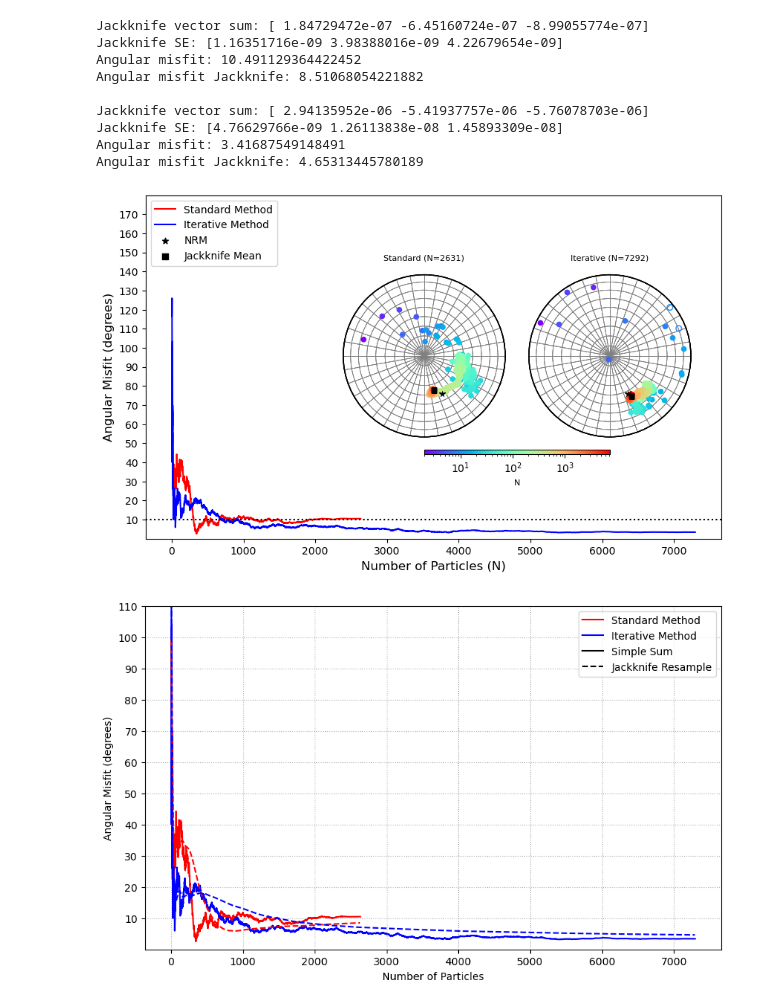
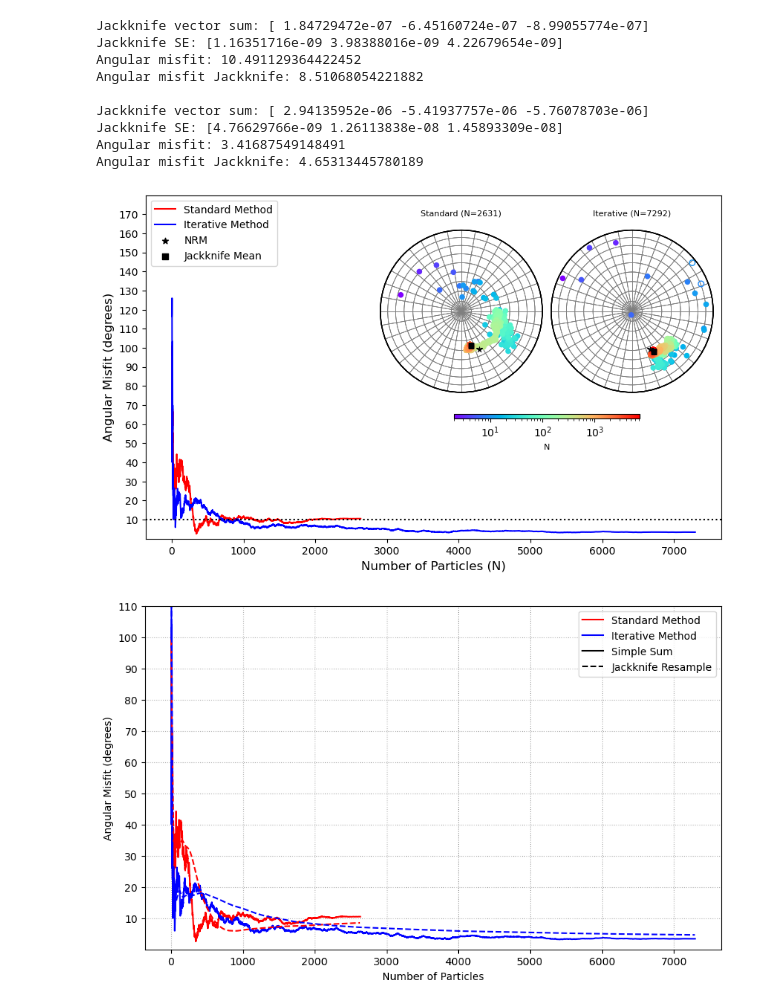
Before and after one commit to compgeolab/micromag-interfering-sources, a Jupyter notebook: code/basalt_sample/plot_stereograms_real_data.ipynb, the cells around one changed output. Drawn from its saved outputs; the diff is of its cells as text; code cells hidden in the pictures.

Commit message:
Generate stereoplot images for synthetic and real sample data

```diff
--- a/code/basalt_sample/plot_stereograms_real_data.ipynb
+++ b/code/basalt_sample/plot_stereograms_real_data.ipynb
@@ -8,5 +9,2 @@ import matplotlib.patches
 # %%
-test_NRM = [-3.4334490E+0,-2.9570609E+0,1.9233613E+0]
-test_NRM_dir = mg.vector_to_angles(test_NRM)
-test_NRM_dir
-# print(np.linalg.norm(test_NRM))
+fig_dir = pathlib.Path("../..") / "paper" / "figures"
@@ -551,6 +547,11 @@ ax.legend(loc='upper left')
 projection_positions = [
     (0.3, 0.32, 0.4, 0.4),  # Posição do gráfico de projeção padrão
     (0.55, 0.32, 0.4, 0.4)   # Posição do gráfico de projeção iterativo
+]
+
+projection_positions = [
+    (0.35, 0.42, 0.4, 0.4),  # Posição do gráfico de projeção padrão
+    (0.58, 0.42, 0.4, 0.4)   # Posição do gráfico de projeção iterativo
 ]
 
 # Títulos e dados para os subgráficos
@@ -582,35 +583,37 @@ for pos, (title, (inc, dec, vector_sum, jack)) in zip(projection_positions, zip(
     projection_J = mg.StereographicProjection(np.reshape(jack,(1,3)))
     # Adicionar a área para o gráfico de projeção estereográfica
     inset_ax = fig.add_axes(pos)
     # Configurar kwargs para o scatter plot
     kwargs = dict(s=30, cmap=cmap, vmin=2, vmax=maximum, cmap_norm=cmap_norm)
 
     # Plotar a projeção estereográfica no inset
     tmp = projection.plot(ax=inset_ax, add_ticks=False,  **kwargs)
     tmp_R = projection_R.plot(ax=inset_ax, add_ticks=False, s=50, marker='*')
     tmp_J = projection_J.plot(ax=inset_ax, add_ticks=False, s=30, marker='s')
 
     # Adicionar a quantidade de fontes no título
     num_sources = len(inc)
     inset_ax.set_title(f"{title} (N={num_sources})", fontsize=8)
 # Configuração da barra de cores compartilhada
 clb = fig.colorbar(
     tmp,
     ax=ax,
-    cax=fig.add_axes([0.5, 0.3, 0.25, 0.01]),
+    # cax=fig.add_axes([0.5, 0.3, 0.25, 0.01]),
+    cax=fig.add_axes([0.54, 0.38, 0.25, 0.01]),
     # format="%.0g",
     orientation="horizontal",
 )
 clb.set_label(label="N", fontsize=8)
 clb.ax.tick_params(labelsize=10)
 
 ax.set_yticks(np.arange(10,180,10))
 ax.set_ylim(0,180)
 # plt.tight_layout()  # Ajusta o layout automaticamente
 # ax.grid(True)
+fig.savefig(fig_dir / "basalt-data-stereoplot.png", dpi=300, facecolor='w', bbox_inches='tight')
 plt.show()
 # %% [output]
-[figure, old version]
+[figure, new version]
 # %%
 import numba
 import numpy as np
```
Also changed, not shown: parts of 2 cells of this notebook, 4 other files.
